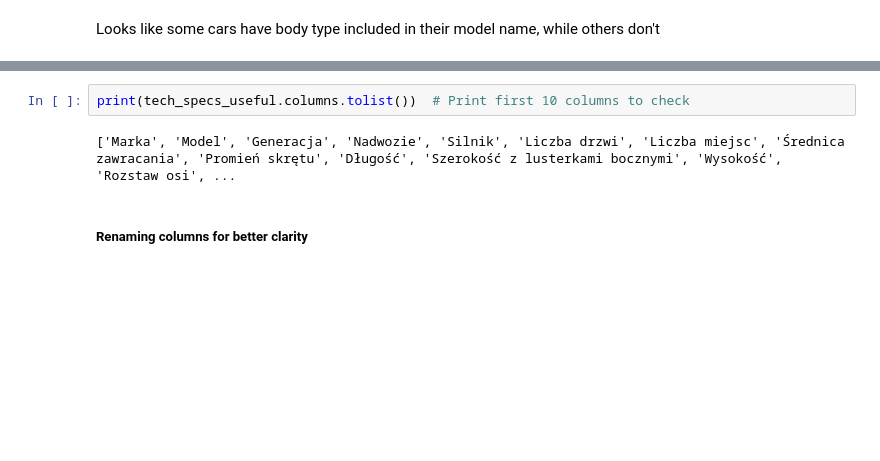
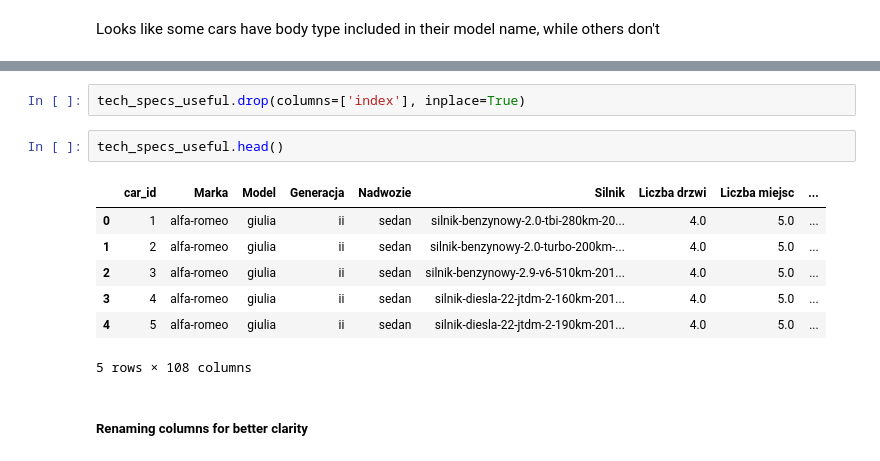
Before and after one commit to MateuszBodek/car-data-analysis, a Jupyter notebook: src/data_scripts/preliminary_ed.ipynb, the cells around one changed output, grey strips where cells are left out. Drawn from its saved outputs; the diff is of its cells as text; blank space fills up the shorter version.

```diff
--- a/src/data_scripts/preliminary_ed.ipynb
+++ b/src/data_scripts/preliminary_ed.ipynb
@@ -201,8 +215,16 @@ Index(['Marka', 'Model', 'Generacja', 'Nadwozie', 'Silnik', 'Liczba drzwi',
       dtype='object')
 # %%
-print(tech_specs_useful.columns.tolist())  # Print first 10 columns to check
+tech_specs_useful.drop(columns=['index'], inplace=True)
-# %% [output]
-['Marka', 'Model', 'Generacja', 'Nadwozie', 'Silnik', 'Liczba drzwi', 'Liczba miejsc', 'Średnica zawracania', 'Promień skrętu', 'Długość', 'Szerokość z lusterkami bocznymi', 'Wysokość', 'Rozstaw osi', ...
+# %%
+tech_specs_useful.head()
+# %% [output]
+|  | car_id | Marka | Model | Generacja | Nadwozie | Silnik | Liczba drzwi | Liczba miejsc | ... |
+| 0 | 1 | alfa-romeo | giulia | ii | sedan | silnik-benzynowy-2.0-tbi-280km-20... | 4.0 | 5.0 | ... |
+| 1 | 2 | alfa-romeo | giulia | ii | sedan | silnik-benzynowy-2.0-turbo-200km-... | 4.0 | 5.0 | ... |
+| 2 | 3 | alfa-romeo | giulia | ii | sedan | silnik-benzynowy-2.9-v6-510km-201... | 4.0 | 5.0 | ... |
+| 3 | 4 | alfa-romeo | giulia | ii | sedan | silnik-diesla-22-jtdm-2-160km-201... | 4.0 | 5.0 | ... |
+| 4 | 5 | alfa-romeo | giulia | ii | sedan | silnik-diesla-22-jtdm-2-190km-201... | 4.0 | 5.0 | ... |
+5 rows × 108 columns
 # %% [markdown]
 ##### Renaming columns for better clarity
 # %%
```
Also changed, not shown: parts of 19 cells of this notebook, 2 other files.
